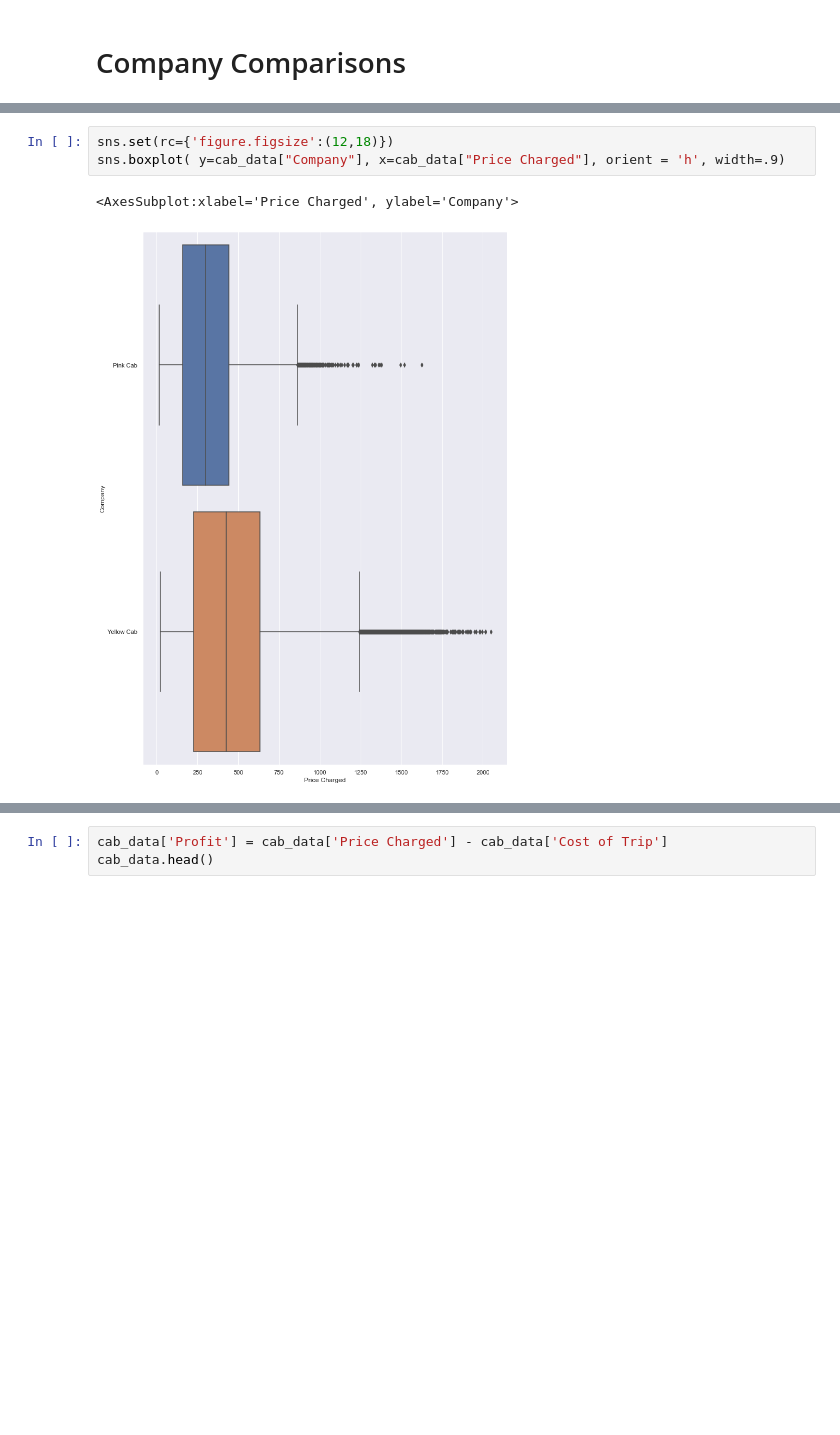
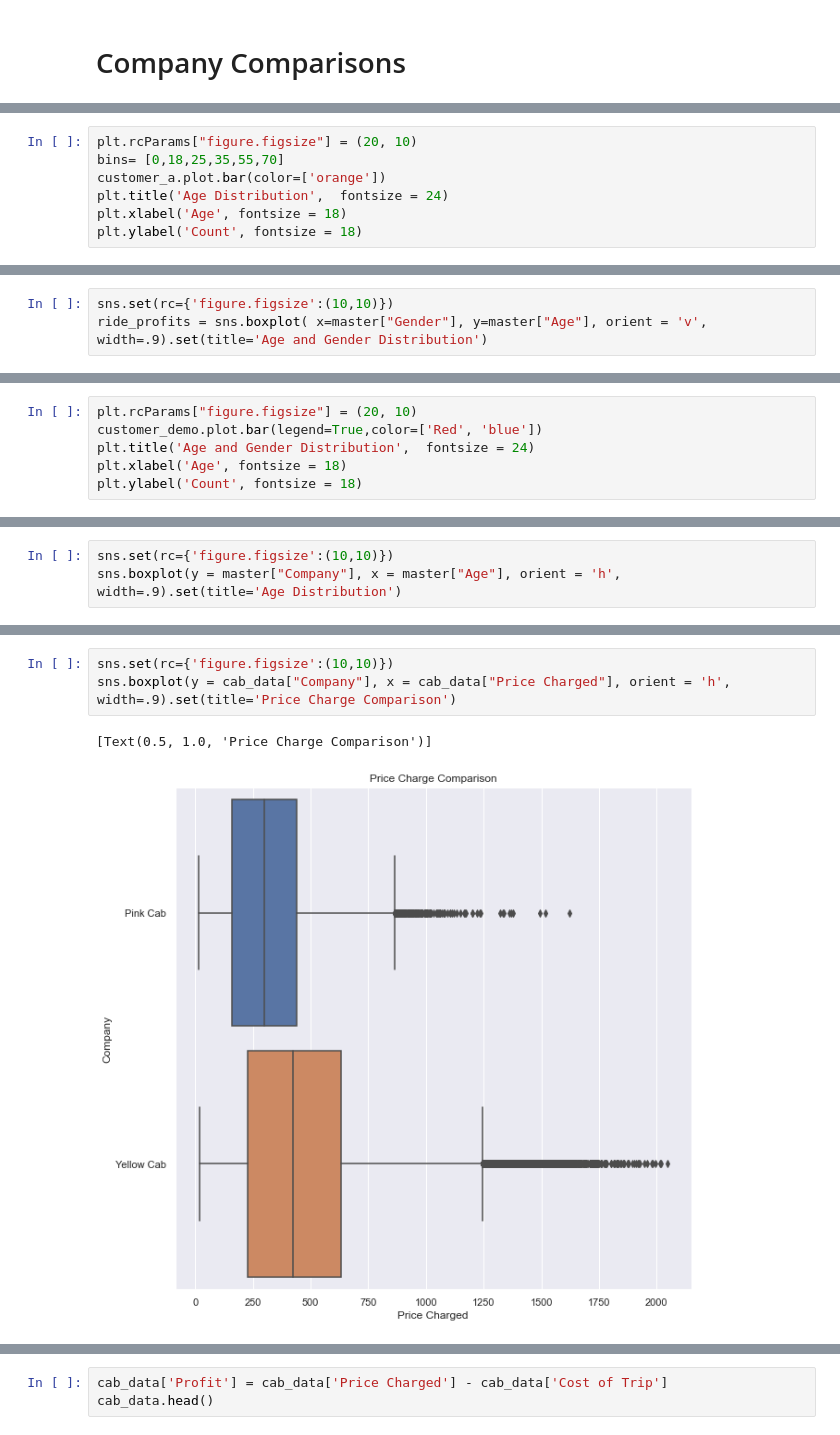
Before and after one commit to JeffersonTPelera/DataGlacier, a Jupyter notebook: week2/EDA.ipynb, the cells around one changed output, grey strips where cells are left out. Saved outputs shown, nothing was run; the diff lists cells and outputs as text; blank space fills up the shorter version.

```diff
--- a/week2/G2M.ipynb
+++ b/week2/EDA.ipynb
@@ -167,0 +307,7 @@ list(city_perc.columns)
+# %%
+plt.rcParams["figure.figsize"] = (20, 10)
+bins= [0,18,25,35,55,70]
+customer_a.plot.bar(color=['orange'])
+plt.title('Age Distribution',  fontsize = 24)
+plt.xlabel('Age', fontsize = 18)
+plt.ylabel('Count', fontsize = 18)
@@ -167,0 +338,3 @@ list(city_perc.columns)
+# %%
+sns.set(rc={'figure.figsize':(10,10)})
+ride_profits = sns.boxplot( x=master["Gender"], y=master["Age"], orient = 'v', width=.9).set(title='Age and Gender Distribution')
@@ -167,0 +354,6 @@ list(city_perc.columns)
+# %%
+plt.rcParams["figure.figsize"] = (20, 10)
+customer_demo.plot.bar(legend=True,color=['Red', 'blue'])
+plt.title('Age and Gender Distribution',  fontsize = 24)
+plt.xlabel('Age', fontsize = 18)
+plt.ylabel('Count', fontsize = 18)
@@ -167,0 +379,3 @@ list(city_perc.columns)
+# %%
+sns.set(rc={'figure.figsize':(10,10)})
+sns.boxplot(y = master["Company"], x = master["Age"], orient = 'h', width=.9).set(title='Age Distribution')
@@ -168,7 +426,7 @@ list(city_perc.columns)
 # %%
-sns.set(rc={'figure.figsize':(12,18)})
-sns.boxplot( y=cab_data["Company"], x=cab_data["Price Charged"], orient = 'h', width=.9)
+sns.set(rc={'figure.figsize':(10,10)})
+sns.boxplot(y = cab_data["Company"], x = cab_data["Price Charged"], orient = 'h', width=.9).set(title='Price Charge Comparison')
 # %% [output]
-<AxesSubplot:xlabel='Price Charged', ylabel='Company'>
+[Text(0.5, 1.0, 'Price Charge Comparison')]
-[figure, old version]
+[figure, new version]
 # %%
```
Also changed, not shown: parts of 61 cells of this notebook, 2 other files.
